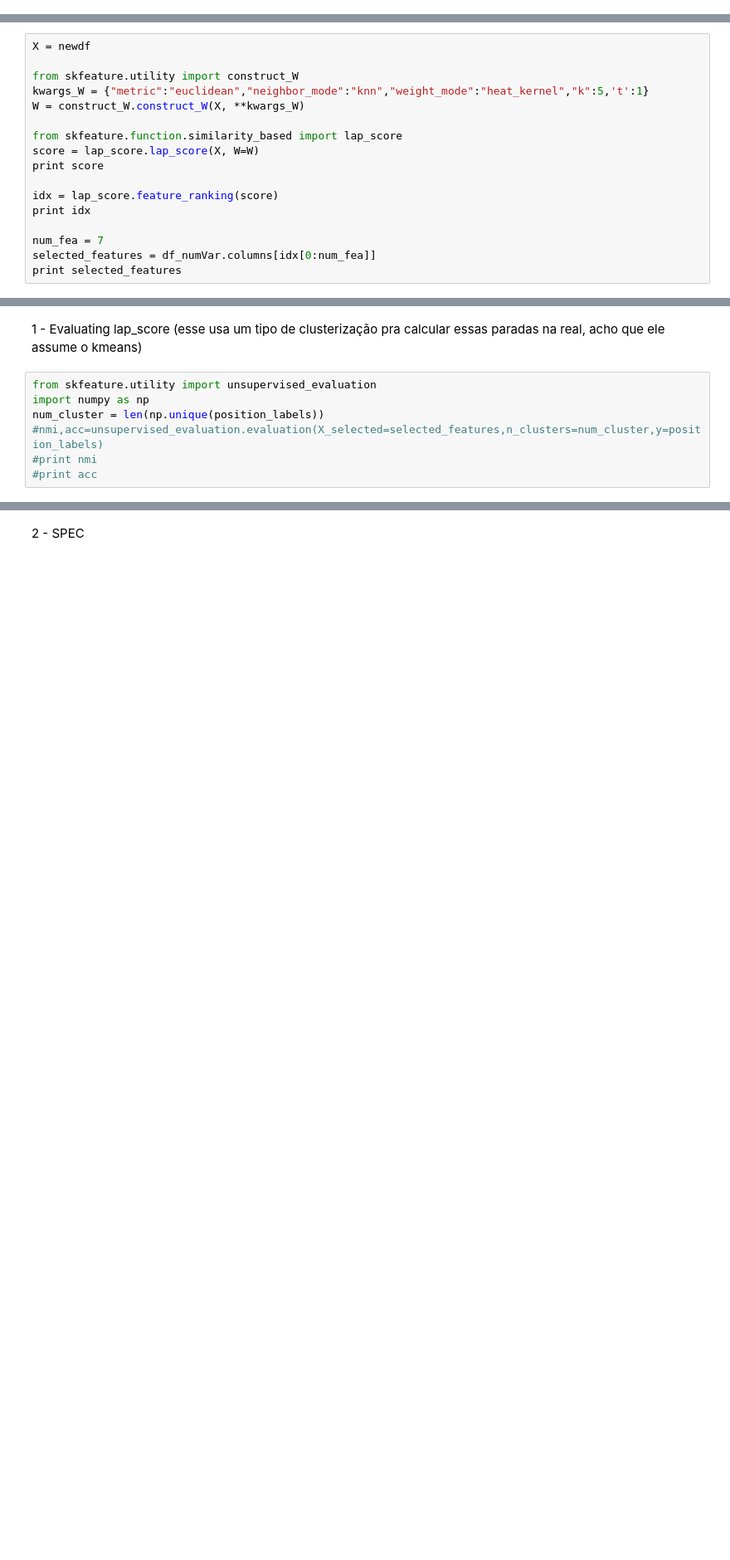
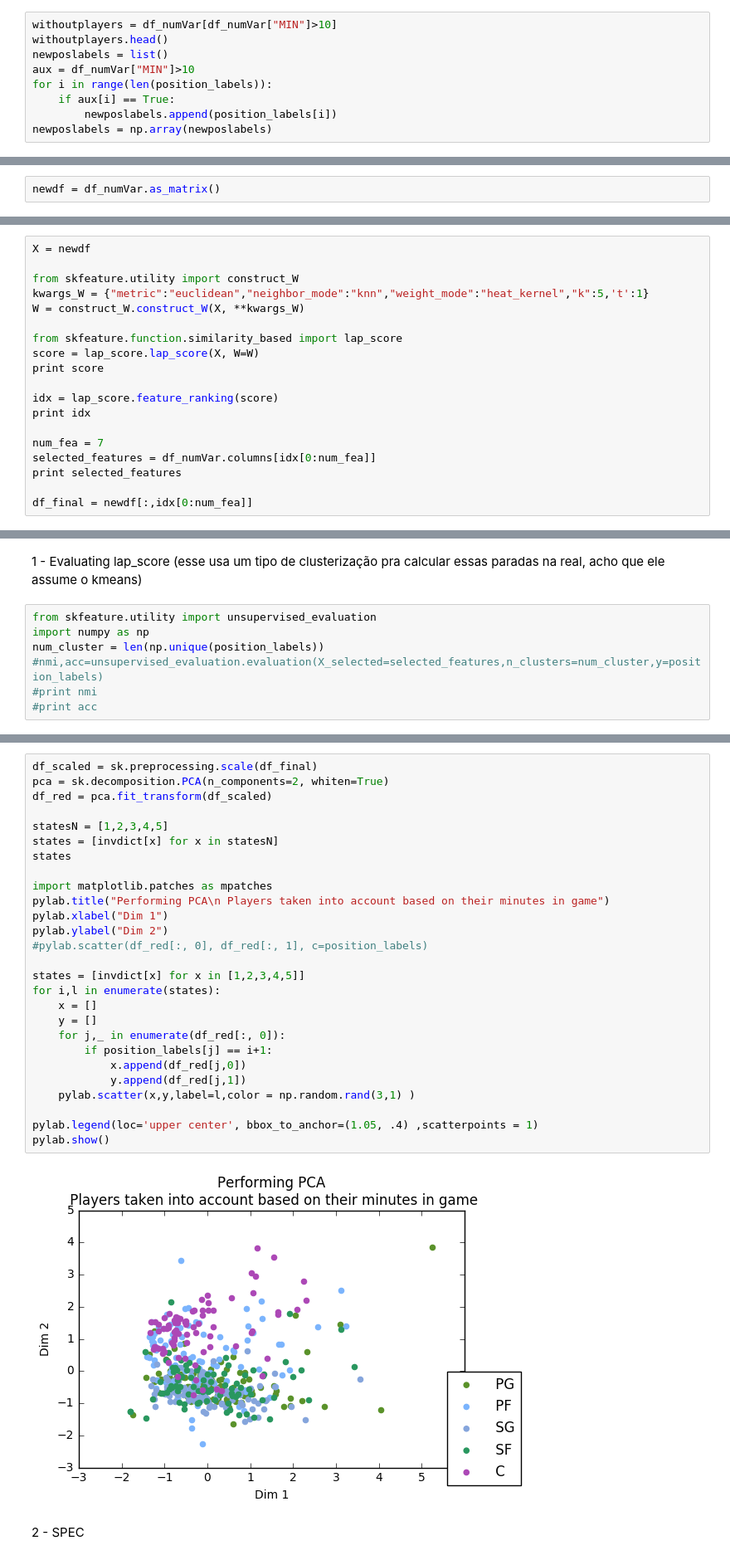
Before and after one commit to Gabriel-Azevedo-Ferreira/TDA-NBA, a Jupyter notebook: notebooks/FeatureSelection/FeatureSelection.ipynb, the cells around one changed output, grey strips where cells are left out. Shown at 83% size. Drawn from its saved outputs; the diff is of its cells as text; blank space fills up the shorter version.

```diff
--- a/notebooks/FeatureSelection/FeatureSelection.ipynb
+++ b/notebooks/FeatureSelection/FeatureSelection.ipynb
@@ -61,0 +69,9 @@ newdf = sel.fit_transform(df_numVar)
+# %%
+withoutplayers = df_numVar[df_numVar["MIN"]>10]
+withoutplayers.head()
+newposlabels = list()
+aux = df_numVar["MIN"]>10
+for i in range(len(position_labels)):
+    if aux[i] == True:
+        newposlabels.append(position_labels[i])
+newposlabels = np.array(newposlabels)
@@ -62,3 +80,5 @@ newdf = sel.fit_transform(df_numVar)
+# %%
+newdf = df_numVar.as_matrix()
 # %% [markdown]
 1 - Laplacian Score
 # %%
@@ -78,4 +98,6 @@ print idx
 num_fea = 7
 selected_features = df_numVar.columns[idx[0:num_fea]]
 print selected_features
+
+df_final = newdf[:,idx[0:num_fea]]
 # %% [output]
@@ -101,3 +124,32 @@ num_cluster = len(np.unique(position_labels))
+# %%
+df_scaled = sk.preprocessing.scale(df_final)
+pca = sk.decomposition.PCA(n_components=2, whiten=True)
+df_red = pca.fit_transform(df_scaled)
+
+statesN = [1,2,3,4,5]
+states = [invdict[x] for x in statesN]
+states
+
+import matplotlib.patches as mpatches
+pylab.title("Performing PCA\n Players taken into account based on their minutes in game")
+pylab.xlabel("Dim 1")
+pylab.ylabel("Dim 2")
+#pylab.scatter(df_red[:, 0], df_red[:, 1], c=position_labels)
+
+states = [invdict[x] for x in [1,2,3,4,5]]
+for i,l in enumerate(states):
+    x = []
+    y = []
+    for j,_ in enumerate(df_red[:, 0]):
+        if position_labels[j] == i+1:
+            x.append(df_red[j,0])
+            y.append(df_red[j,1])
+    pylab.scatter(x,y,label=l,color = np.random.rand(3,1) )
+
+pylab.legend(loc='upper center', bbox_to_anchor=(1.05, .4) ,scatterpoints = 1)
+pylab.show()
+# %% [output]
+[figure, added]
 # %% [markdown]
 2 - SPEC
 # %%
```
Also changed, not shown: parts of 22 cells of this notebook.
